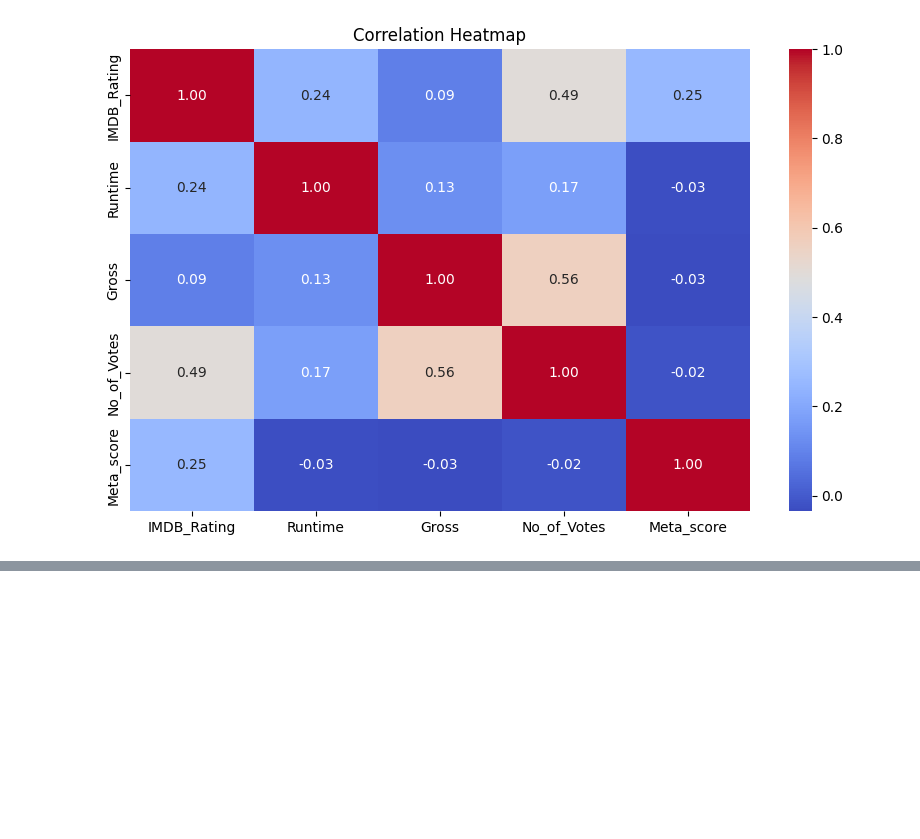
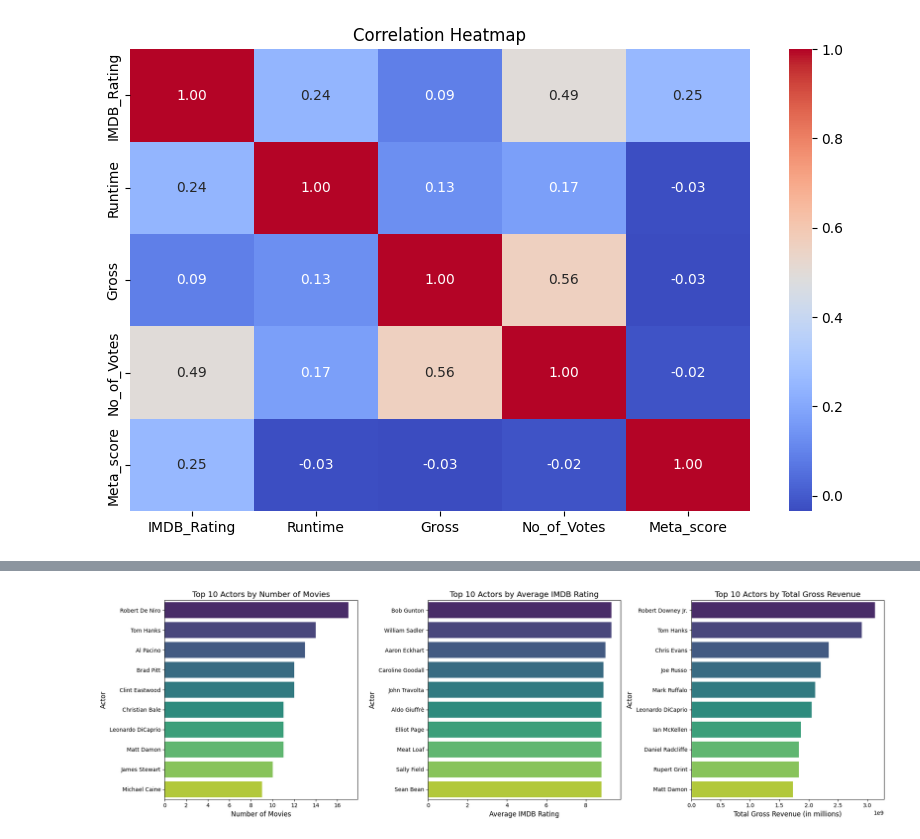
Before and after one commit to G-Bielokozowicz/IMBD-Top-1000-Analysis, a Jupyter notebook: main.ipynb, the cells around one changed output, grey strips where cells are left out. Cells and saved outputs as stored; diff of their text form; code cells hidden in the pictures; blank space fills up the shorter version.

```diff
--- a/main.ipynb
+++ b/main.ipynb
@@ -538,0 +544,89 @@ plt.show()
+# %%
+# Combine all actor columns into a single column
+df_actors = (
+    df.melt(
+        id_vars=['Series_Title', 'IMDB_Rating', 'Gross'],  # Keep these columns
+        value_vars=['Star1', 'Star2', 'Star3', 'Star4'],  # Actor columns
+        var_name='Star_Role',
+        value_name='Actor'
+    )
+    .dropna(subset=['Actor'])  # Remove rows where Actor is NaN
+)
+
+# Create subplots for Actor-Based Analysis
+plt.figure(figsize=(20, 6))
+
+# 1. Top Actors by Number of Movies
+plt.subplot(1, 3, 1)
+
+top_actors_movies = df_actors['Actor'].value_counts().head(10).index
+
+palette = dict(zip(top_actors_movies, sns.color_palette('viridis', len(top_actors_movies))))
+
+
+sns.countplot(
+    data=df_actors[df_actors['Actor'].isin(top_actors_movies)],
+    y='Actor',
+    order=top_actors_movies,
+    palette=palette,
+    hue='Actor',
+    legend=False
+)
+
+plt.title("Top 10 Actors by Number of Movies", fontsize=14)
+plt.xlabel("Number of Movies", fontsize=12)
+plt.ylabel("Actor", fontsize=12)
+
+# 2. Actor vs. Average IMDB Rating
+plt.subplot(1, 3, 2)
+
+top_actors_ratings = (
+    df_actors.groupby('Actor', as_index=False)['IMDB_Rating']
+    .mean()
+    .nlargest(10, 'IMDB_Rating')
+    .sort_values(by='IMDB_Rating', ascending=False)
+)
+
+sns.barplot(
+    data=top_actors_ratings,
+    x='IMDB_Rating',
+    y='Actor',
+    palette='viridis',
+    errorbar=None,
+    hue='Actor',
+    legend=False
+)
+
+plt.title("Top 10 Actors by Average IMDB Rating", fontsize=14)
+plt.xlabel("Average IMDB Rating", fontsize=12)
+plt.ylabel("Actor", fontsize=12)
+
+# 3. Actor vs. Gross Revenue
+plt.subplot(1, 3, 3)
+
+top_actors_gross = (
+    df_actors.groupby('Actor', as_index=False)['Gross']
+    .sum()
+    .nlargest(10, 'Gross')
+    .sort_values(by='Gross', ascending=False)
+)
+
+sns.barplot(
+    data=top_actors_gross,
+    x='Gross',
+    y='Actor',
+    palette='viridis',
+    errorbar=None,
+    hue='Actor',
+    legend=False
+)
+
+plt.title("Top 10 Actors by Total Gross Revenue", fontsize=14)
+plt.xlabel("Total Gross Revenue (in millions)", fontsize=12)
+plt.ylabel("Actor", fontsize=12)
+
+# Adjust layout
+plt.tight_layout()
+plt.show()
+# %% [output]
+[figure, added]
```
Also changed, not shown: parts of 4 cells of this notebook.
